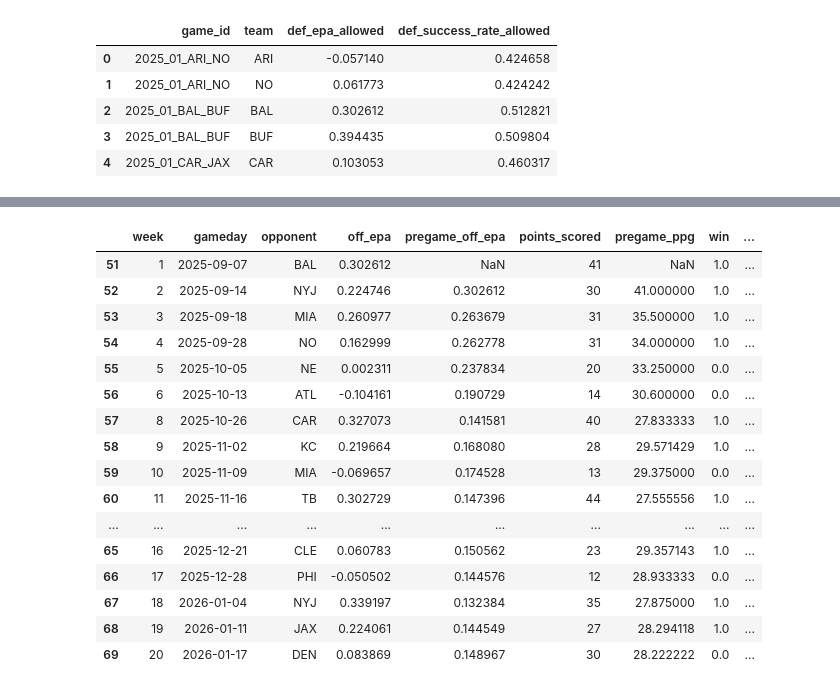
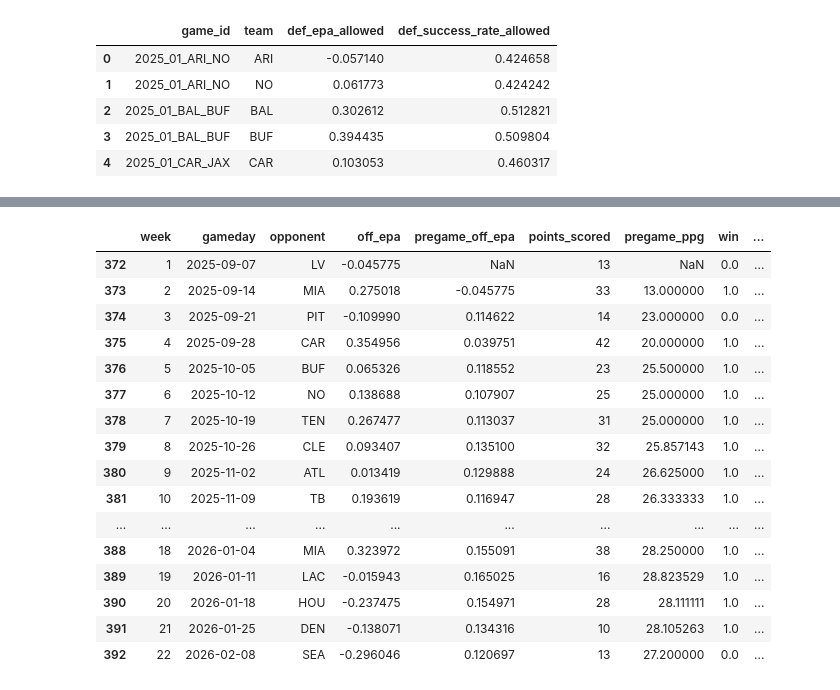
Before and after one commit to swcrockett/nfl-win-probability-model, a Jupyter notebook: notebooks/02_feature_engineering.ipynb, the cells around one changed output, grey strips where cells are left out. Cells and saved outputs as stored; diff of their text form; code cells hidden in the pictures.

Commit message:
Model Dataframe complete

```diff
--- a/notebooks/02_feature_engineering.ipynb
+++ b/notebooks/02_feature_engineering.ipynb
@@ -219,27 +219,27 @@ team_games_df['prior_games'] = (
 # %%
 team_games_df.loc[
     (team_games_df['season'].eq(SEASON))
-    & (team_games_df['team'].eq('BUF')),
+    & (team_games_df['team'].eq('NE')),
     ['week', 'gameday', 'opponent', 'off_epa', 'pregame_off_epa', 'points_scored', 'pregame_ppg', 'win', 'pregame_win_pct','prior_games']
 ]
 # %% [output]
 |  | week | gameday | opponent | off_epa | pregame_off_epa | points_scored | pregame_ppg | win | ... |
-| 51 | 1 | 2025-09-07 | BAL | 0.302612 | NaN | 41 | NaN | 1.0 | ... |
-| 52 | 2 | 2025-09-14 | NYJ | 0.224746 | 0.302612 | 30 | 41.000000 | 1.0 | ... |
-| 53 | 3 | 2025-09-18 | MIA | 0.260977 | 0.263679 | 31 | 35.500000 | 1.0 | ... |
-| 54 | 4 | 2025-09-28 | NO | 0.162999 | 0.262778 | 31 | 34.000000 | 1.0 | ... |
-| 55 | 5 | 2025-10-05 | NE | 0.002311 | 0.237834 | 20 | 33.250000 | 0.0 | ... |
-| 56 | 6 | 2025-10-13 | ATL | -0.104161 | 0.190729 | 14 | 30.600000 | 0.0 | ... |
-| 57 | 8 | 2025-10-26 | CAR | 0.327073 | 0.141581 | 40 | 27.833333 | 1.0 | ... |
-| 58 | 9 | 2025-11-02 | KC | 0.219664 | 0.168080 | 28 | 29.571429 | 1.0 | ... |
-| 59 | 10 | 2025-11-09 | MIA | -0.069657 | 0.174528 | 13 | 29.375000 | 0.0 | ... |
-| 60 | 11 | 2025-11-16 | TB | 0.302729 | 0.147396 | 44 | 27.555556 | 1.0 | ... |
+| 372 | 1 | 2025-09-07 | LV | -0.045775 | NaN | 13 | NaN | 0.0 | ... |
+| 373 | 2 | 2025-09-14 | MIA | 0.275018 | -0.045775 | 33 | 13.000000 | 1.0 | ... |
+| 374 | 3 | 2025-09-21 | PIT | -0.109990 | 0.114622 | 14 | 23.000000 | 0.0 | ... |
+| 375 | 4 | 2025-09-28 | CAR | 0.354956 | 0.039751 | 42 | 20.000000 | 1.0 | ... |
+| 376 | 5 | 2025-10-05 | BUF | 0.065326 | 0.118552 | 23 | 25.500000 | 1.0 | ... |
+| 377 | 6 | 2025-10-12 | NO | 0.138688 | 0.107907 | 25 | 25.000000 | 1.0 | ... |
+| 378 | 7 | 2025-10-19 | TEN | 0.267477 | 0.113037 | 31 | 25.000000 | 1.0 | ... |
+| 379 | 8 | 2025-10-26 | CLE | 0.093407 | 0.135100 | 32 | 25.857143 | 1.0 | ... |
+| 380 | 9 | 2025-11-02 | ATL | 0.013419 | 0.129888 | 24 | 26.625000 | 1.0 | ... |
+| 381 | 10 | 2025-11-09 | TB | 0.193619 | 0.116947 | 28 | 26.333333 | 1.0 | ... |
 | ... | ... | ... | ... | ... | ... | ... | ... | ... | ... |
-| 65 | 16 | 2025-12-21 | CLE | 0.060783 | 0.150562 | 23 | 29.357143 | 1.0 | ... |
-| 66 | 17 | 2025-12-28 | PHI | -0.050502 | 0.144576 | 12 | 28.933333 | 0.0 | ... |
-| 67 | 18 | 2026-01-04 | NYJ | 0.339197 | 0.132384 | 35 | 27.875000 | 1.0 | ... |
-| 68 | 19 | 2026-01-11 | JAX | 0.224061 | 0.144549 | 27 | 28.294118 | 1.0 | ... |
-| 69 | 20 | 2026-01-17 | DEN | 0.083869 | 0.148967 | 30 | 28.222222 | 0.0 | ... |
+| 388 | 18 | 2026-01-04 | MIA | 0.323972 | 0.155091 | 38 | 28.250000 | 1.0 | ... |
+| 389 | 19 | 2026-01-11 | LAC | -0.015943 | 0.165025 | 16 | 28.823529 | 1.0 | ... |
+| 390 | 20 | 2026-01-18 | HOU | -0.237475 | 0.154971 | 28 | 28.111111 | 1.0 | ... |
+| 391 | 21 | 2026-01-25 | DEN | -0.138071 | 0.134316 | 10 | 28.105263 | 1.0 | ... |
+| 392 | 22 | 2026-02-08 | SEA | -0.296046 | 0.120697 | 13 | 27.200000 | 0.0 | ... |
 # %%
 pregame_columns = list(pregame_feature_map.values())
 
```
Also changed, not shown: parts of 6 cells of this notebook.
